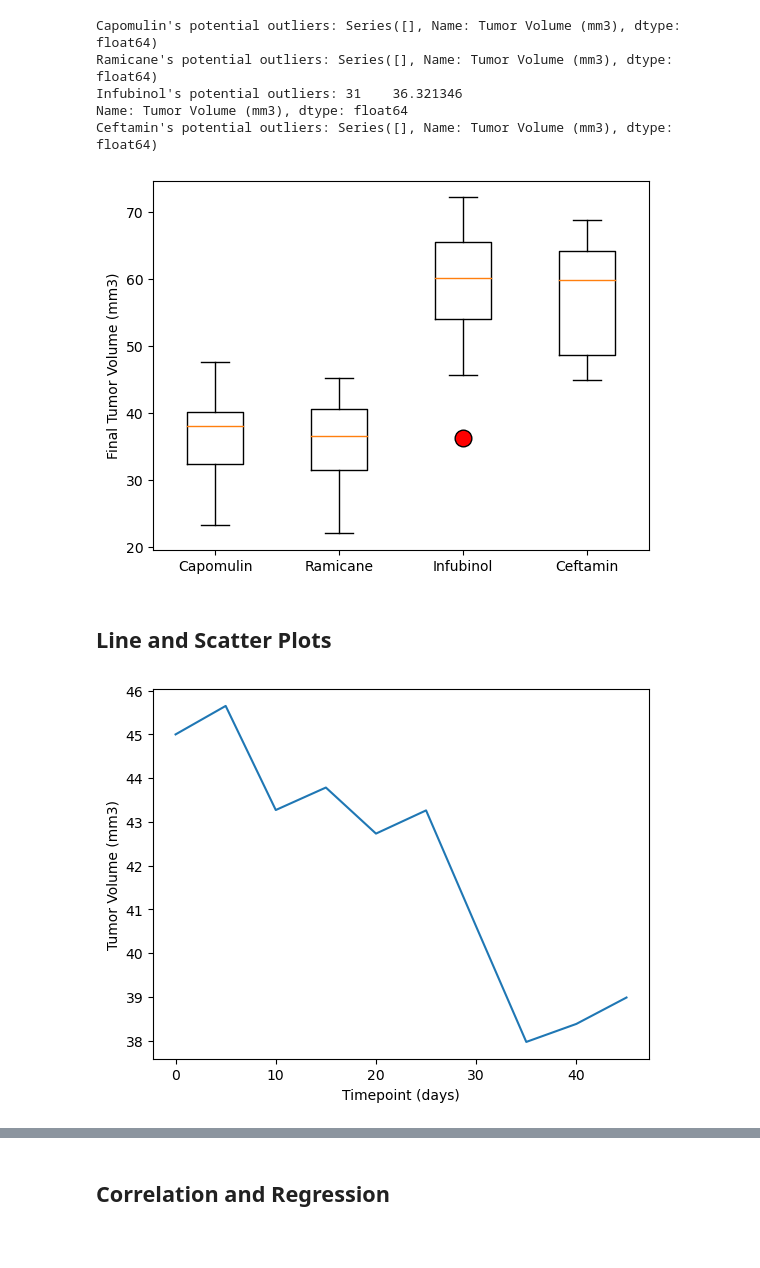
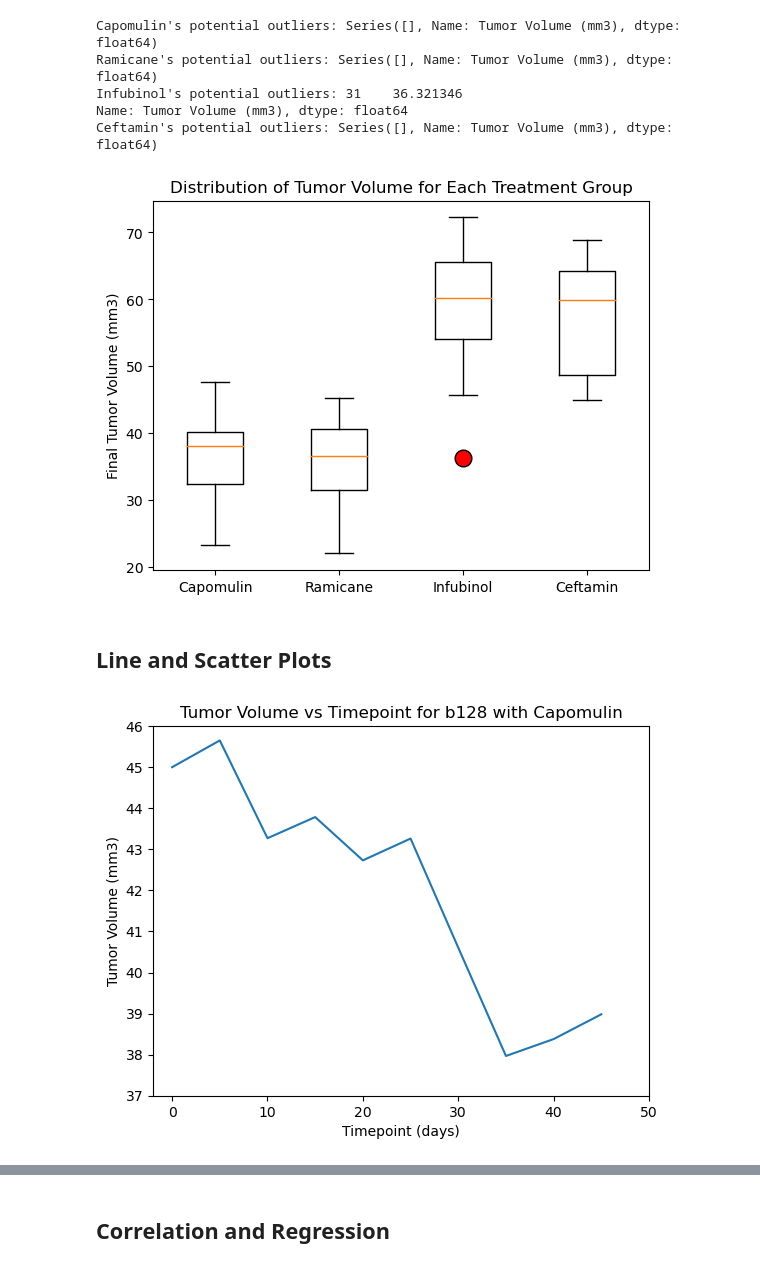
Before and after one commit to divyasajjan1/visualisation-challenge, a Jupyter notebook: Pymaceuticals/pymaceuticals_starter.ipynb, the cells around one changed output, grey strips where cells are left out. Cells and saved outputs as stored; diff of their text form; code cells hidden in the pictures; blank space fills up the shorter version.

```diff
--- a/Pymaceuticals/pymaceuticals_starter.ipynb
+++ b/Pymaceuticals/pymaceuticals_starter.ipynb
@@ -252,12 +258,13 @@ Ceftamin's potential outliers: Series([], Name: Tumor Volume (mm3), dtype: float
 # %%
 # Generate a box plot that shows the distrubution of the tumor volume for each treatment group.
 flierprops=dict(marker='o', markerfacecolor='red', markersize=12,
                   markeredgecolor='black')
 plt.boxplot(tumor_volume_data, labels = treatments_list, flierprops=flierprops)
 plt.ylabel("Final Tumor Volume (mm3)")
+plt.title("Distribution of Tumor Volume for Each Treatment Group")
 plt.show()
 # %% [output]
-[figure, old version]
+[figure, new version]
 # %% [markdown]
 ## Line and Scatter Plots
 # %%
@@ -268,9 +275,12 @@ tumor_vol = single_mouse_data["Tumor Volume (mm3)"]
 plt.plot(timepoint,tumor_vol)
 plt.xlabel("Timepoint (days)")
 plt.ylabel("Tumor Volume (mm3)")
+plt.title("Tumor Volume vs Timepoint for b128 with Capomulin")
+plt.xlim(-2,50)
+plt.ylim(37,46)
 plt.show()
 # %% [output]
-[figure, old version]
+[figure, new version]
 # %%
 # Generate a scatter plot of mouse weight vs. the average observed tumor volume for the entire Capomulin regimen
 capomulin_data = cleaned_df[cleaned_df["Drug Regimen"] == "Capomulin"]
```
Also changed, not shown: parts of 7 cells of this notebook.
